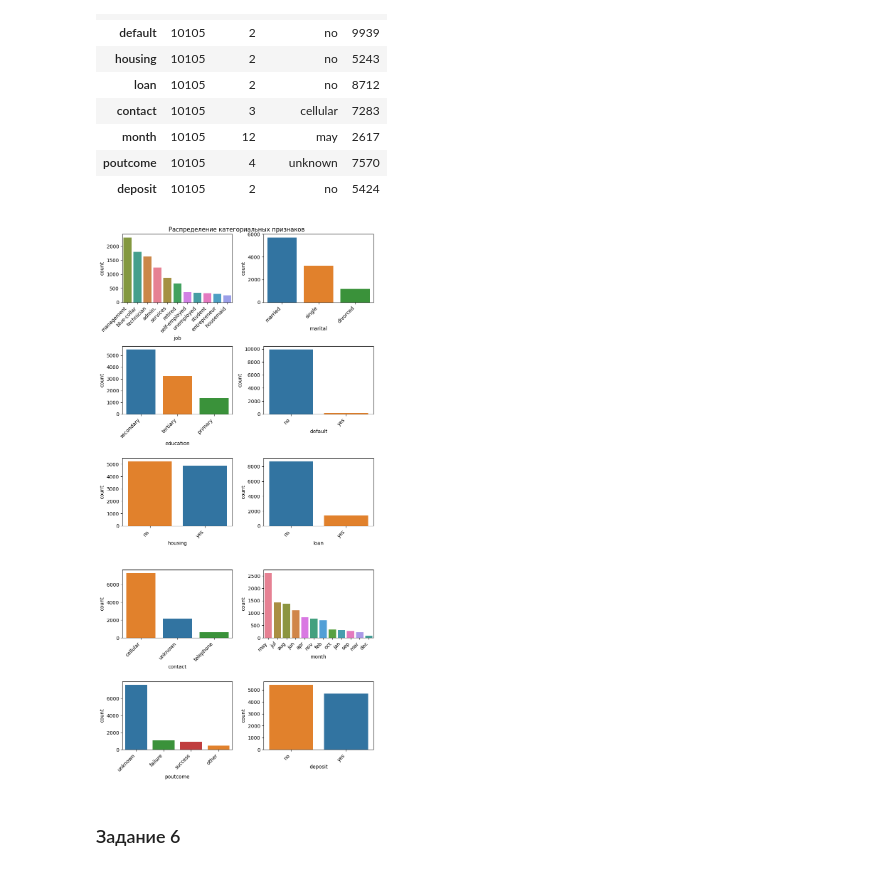
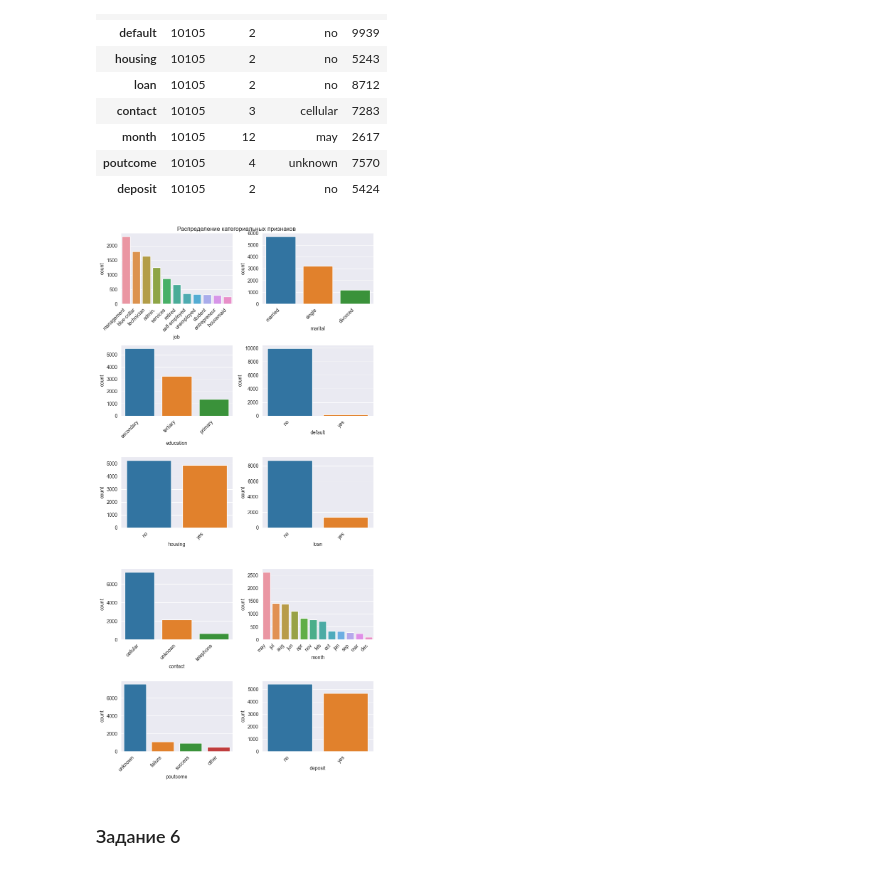
Before and after one commit to mvulf/sf_data_science, a Jupyter notebook: project_4/Project_4_ML.ipynb, the cells around one changed output. Saved outputs shown, nothing was run; the diff lists cells and outputs as text; code cells hidden in the pictures.

```diff
--- a/project_4/Project_4_ML.ipynb
+++ b/project_4/Project_4_ML.ipynb
@@ -43,10 +43,13 @@ import pandas as pd
 import numpy as np
 import matplotlib.pyplot as plt
 import seaborn as sns
+sns.set_style("darkgrid")
+
 from  sklearn.ensemble import IsolationForest
 import warnings
 warnings.filterwarnings('ignore')
-from sklearn.preprocessing  import LabelEncoder
+from sklearn.preprocessing  import LabelEncoder, OrdinalEncoder
+from sklearn.preprocessing import MinMaxScaler
 from sklearn import linear_model
 from sklearn import tree
 from sklearn import ensemble
@@ -390,20 +393,20 @@ df.describe(include='object').T
 # %%
 # Get categorical columns names
 cat_columns = list(df.select_dtypes(include='object').columns)
 
 # Plot countplot for all categorical columns
 fig, axes = plt.subplots(len(cat_columns)//2, 2, figsize=(8,16))
 plt.xticks(rotation=45)
 for ax, column in zip(axes.flat, cat_columns):
     sns.countplot(
-        df, x=column, hue=column,
+        df, x=column, # hue=column,
         order=df[column].value_counts().index, ax=ax
     )
     ax.set_xticklabels(ax.get_xticklabels(), rotation=45, ha='right')
 fig.suptitle('Распределение категориальных признаков');
 plt.tight_layout()
 # %% [output]
-[figure, old version]
+[figure, new version]
 # %% [markdown]
 ### Задание 6
 # %% [markdown]
```
Also changed, not shown: parts of 27 cells of this notebook.
